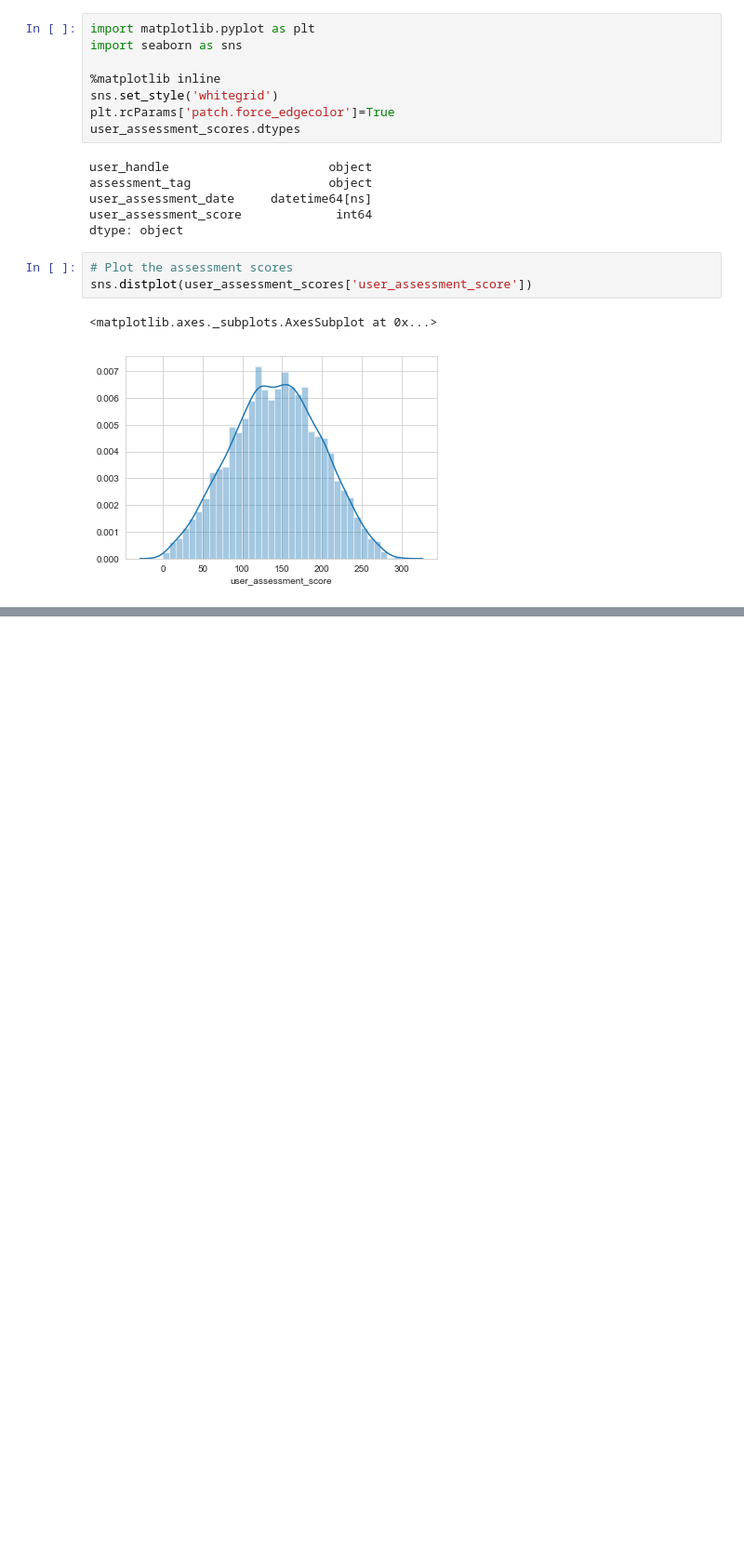
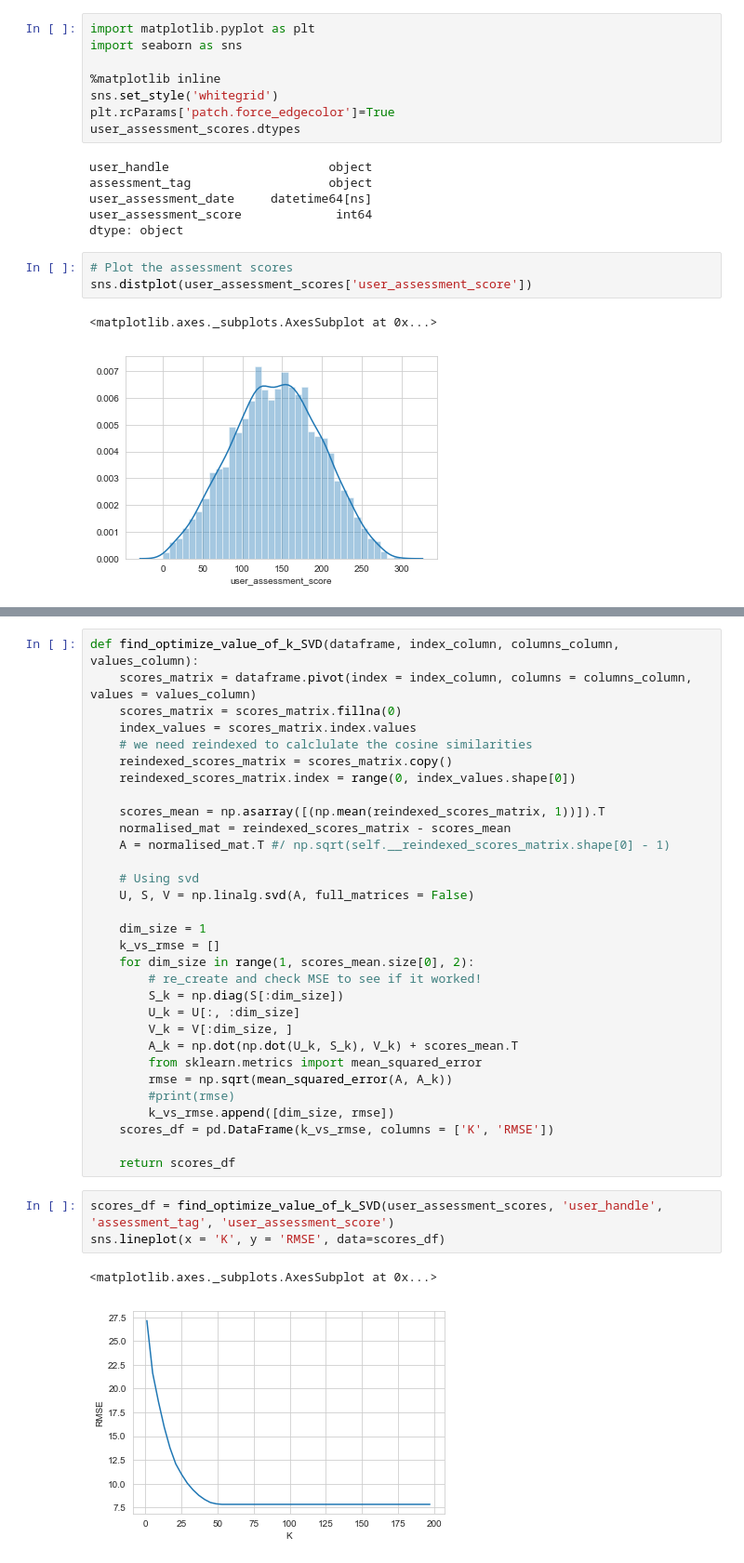
Before and after one commit to amandeepfj/MachineLearningProject, a Jupyter notebook: Data Understanding/DataUnderstanding.ipynb, the cells around one changed output, grey strips where cells are left out. Shown at 93% size. Saved outputs shown, nothing was run; the diff lists cells and outputs as text; blank space fills up the shorter version.

Commit message:
Update - Data understanding file.
- Code added for RMSE optimization.
- Code related to KNN added to test against cosine and SVD

```diff
--- a/Data Understanding/DataUnderstanding.ipynb
+++ b/Data Understanding/DataUnderstanding.ipynb
@@ -425,0 +756,37 @@ similarity_measure.get_cosine_similar_users('1221')
+# %%
+def find_optimize_value_of_k_SVD(dataframe, index_column, columns_column, values_column):
+    scores_matrix = dataframe.pivot(index = index_column, columns = columns_column, values = values_column)
+    scores_matrix = scores_matrix.fillna(0)
+    index_values = scores_matrix.index.values
+    # we need reindexed to calclulate the cosine similarities
+    reindexed_scores_matrix = scores_matrix.copy()
+    reindexed_scores_matrix.index = range(0, index_values.shape[0])
+
+    scores_mean = np.asarray([(np.mean(reindexed_scores_matrix, 1))]).T
+    normalised_mat = reindexed_scores_matrix - scores_mean
+    A = normalised_mat.T #/ np.sqrt(self.__reindexed_scores_matrix.shape[0] - 1)
+
+    # Using svd
+    U, S, V = np.linalg.svd(A, full_matrices = False)
+
+    dim_size = 1
+    k_vs_rmse = []
+    for dim_size in range(1, scores_mean.size[0], 2):
+        # re_create and check MSE to see if it worked!
+        S_k = np.diag(S[:dim_size])
+        U_k = U[:, :dim_size]
+        V_k = V[:dim_size, ]
+        A_k = np.dot(np.dot(U_k, S_k), V_k) + scores_mean.T
+        from sklearn.metrics import mean_squared_error
+        rmse = np.sqrt(mean_squared_error(A, A_k))
+        #print(rmse)
+        k_vs_rmse.append([dim_size, rmse])
+    scores_df = pd.DataFrame(k_vs_rmse, columns = ['K', 'RMSE'])
+
+    return scores_df
+# %%
+scores_df = find_optimize_value_of_k_SVD(user_assessment_scores, 'user_handle', 'assessment_tag', 'user_assessment_score')
+sns.lineplot(x = 'K', y = 'RMSE', data=scores_df)
+# %% [output]
+<matplotlib.axes._subplots.AxesSubplot at 0x...>
+[figure, added]
```
Also changed, not shown: parts of 54 cells of this notebook.
